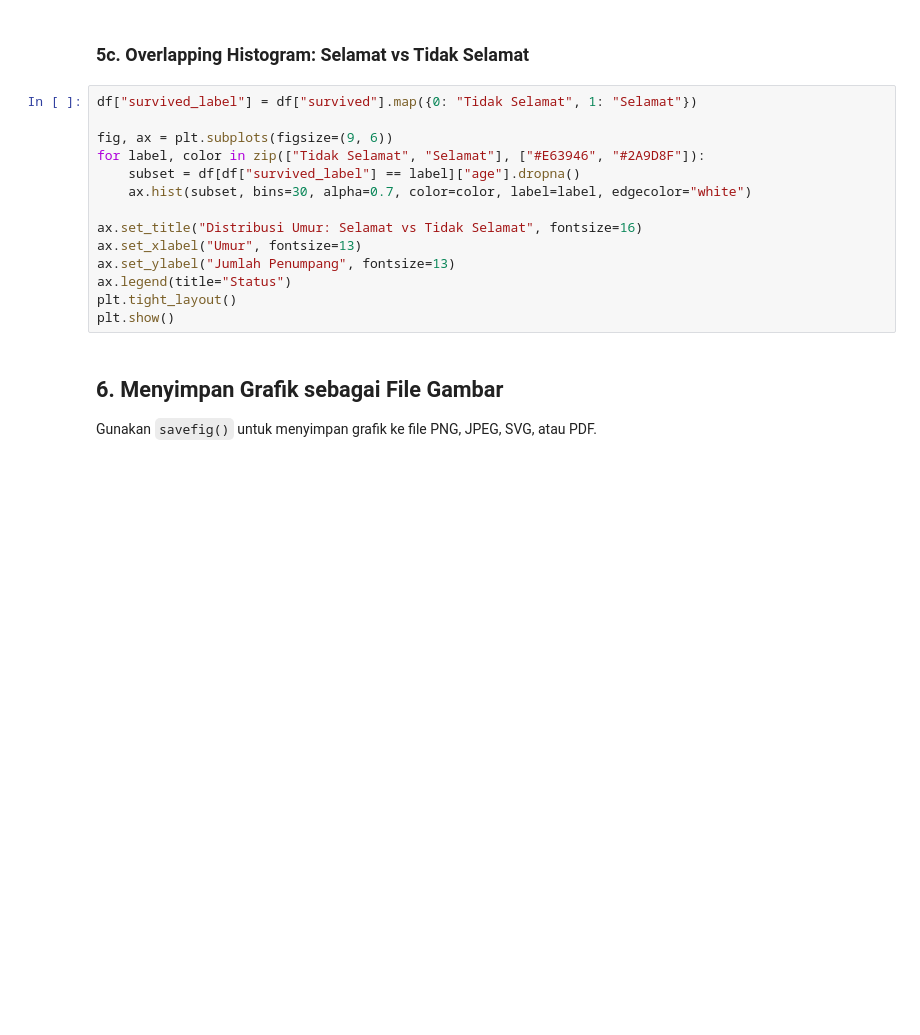
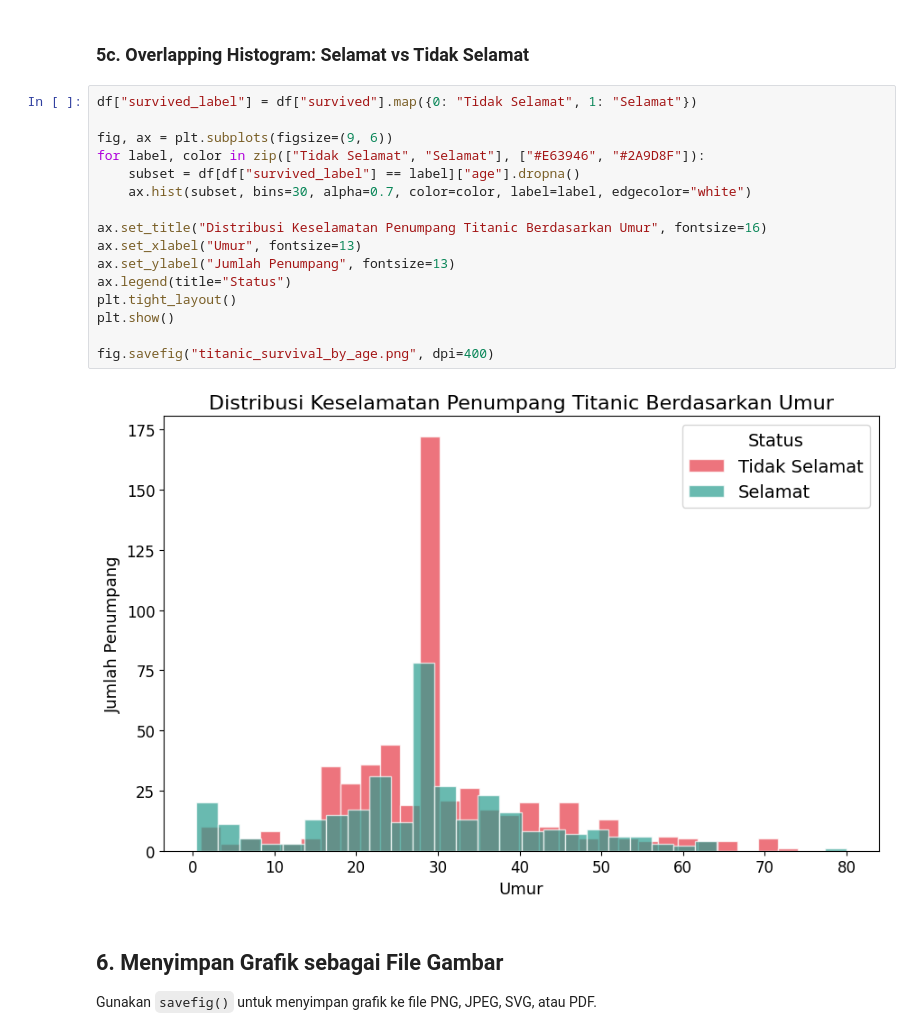
Before and after one commit to FirH/hAIppy-resources, a Jupyter notebook: Introduction to Data Science/Notebooks/8. Data. Visualization.ipynb, the cells around one changed output. Drawn from its saved outputs; the diff is of its cells as text; blank space fills up the shorter version.

```diff
--- a/Introduction to Data Science/Notebooks/8. Data. Visualization.ipynb
+++ b/Introduction to Data Science/Notebooks/8. Data. Visualization.ipynb
@@ -180,17 +210,21 @@ plt.show()
 # %%
 df["survived_label"] = df["survived"].map({0: "Tidak Selamat", 1: "Selamat"})
 
 fig, ax = plt.subplots(figsize=(9, 6))
 for label, color in zip(["Tidak Selamat", "Selamat"], ["#E63946", "#2A9D8F"]):
     subset = df[df["survived_label"] == label]["age"].dropna()
     ax.hist(subset, bins=30, alpha=0.7, color=color, label=label, edgecolor="white")
 
-ax.set_title("Distribusi Umur: Selamat vs Tidak Selamat", fontsize=16)
+ax.set_title("Distribusi Keselamatan Penumpang Titanic Berdasarkan Umur", fontsize=16)
 ax.set_xlabel("Umur", fontsize=13)
 ax.set_ylabel("Jumlah Penumpang", fontsize=13)
 ax.legend(title="Status")
 plt.tight_layout()
 plt.show()
+
+fig.savefig("titanic_survival_by_age.png", dpi=400)
+# %% [output]
+[figure, added]
 # %% [markdown]
 ## 6. Menyimpan Grafik sebagai File Gambar
 
```
Also changed, not shown: parts of 10 cells of this notebook, 1 other file.
